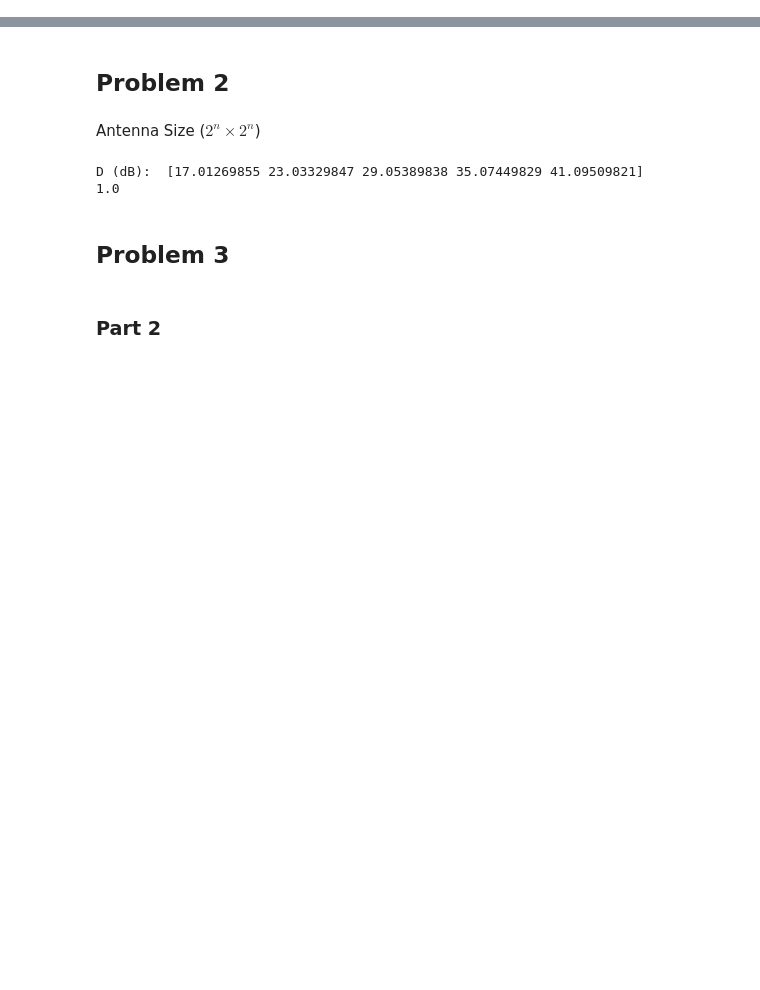
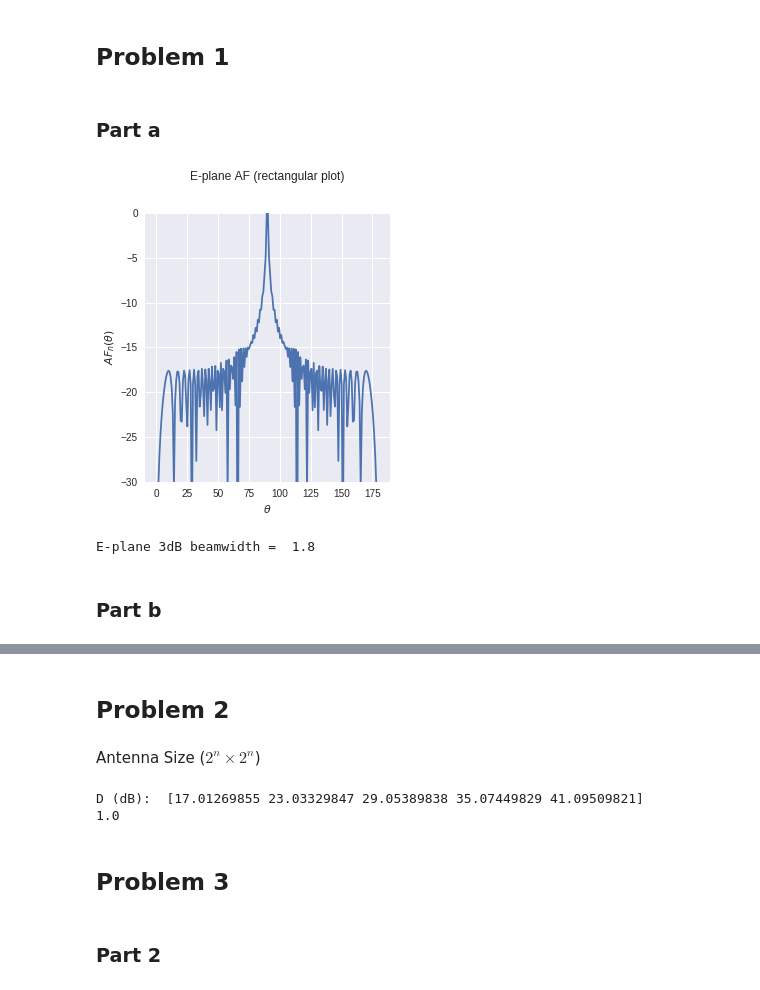
Before and after one commit to Zhaoxin-Hu/ECE222A, a Jupyter notebook: Homework_5.ipynb, the cells around one changed output, grey strips where cells are left out. Drawn from its saved outputs; the diff is of its cells as text; code cells hidden in the pictures; blank space fills up the shorter version.

```diff
--- a/Homework_5.ipynb
+++ b/Homework_5.ipynb
@@ -16,3 +16,54 @@ import sympy as sp
 from scipy import special
 from scipy import integrate
 from scipy.signal import argrelextrema
+# %% [markdown]
+## Problem 1
+# %% [markdown]
+### Part a
+# %%
+N = 64
+dz = 0.5 # *wvlen
+k = 2*np.pi # /wvlen
+
+num_pts_theta = 200
+theta = np.linspace(0, np.pi, num_pts_theta)
+# %%
+def AF_un(theta, phi):
+    psiz = k*dz*np.cos(theta)
+    AFz = 0
+    for n in np.arange(N):
+        AFz = AFz + np.exp(1j*n*psiz)
+    return np.abs(AFz)
+
+AF_un_max = AF_un(theta, 0).max()
+
+def AF_n(theta, phi):
+    return AF_un(theta, phi)/AF_un_max
+# %%
+scale = 'dB'
+
+plt.figure(figsize = (10,10))
+ax = plt.subplot(221)
+if scale == 'lin':
+    ax.plot(theta, (AF_n(theta, np.pi/2)))
+else:
+    ax.plot(theta/np.pi*180, 10*np.log10(AF_n(theta, np.pi/2)))
+    ax.set_ylim(-30, 0)
+ax.set_title(r'E-plane AF (rectangular plot)', y=1.1)
+ax.set_xlabel(r'$\theta$')
+ax.set_ylabel(r'$AF_n(\theta)$')
+
+plt.subplots_adjust(top=0.92, bottom=0.08, left=0.10, right=0.95, hspace=0.25,
+                    wspace=0.5)
+# %% [output]
+[figure, added]
+# %%
+# HPBW in E-plane
+num_pts_theta = 500
+theta = np.linspace(0, np.pi, num_pts_theta)
+ind1_E = np.where(10*np.log10(AF_n(theta, np.pi/2))>-3)[0][0]
+ind2_E = np.where(10*np.log10(AF_n(theta, np.pi/2))>-3)[0][-1]
+BW_3dB_E = (theta[ind2_E] - theta[ind1_E])/np.pi*180 # degrees
+print('E-plane 3dB beamwidth = ', round(BW_3dB_E,2))
+# %% [output]
+E-plane 3dB beamwidth =  1.8
@@ -18,0 +84,2 @@ from scipy.signal import argrelextrema
+# %% [markdown]
+### Part b
```
Also changed, not shown: parts of 35 cells of this notebook.
